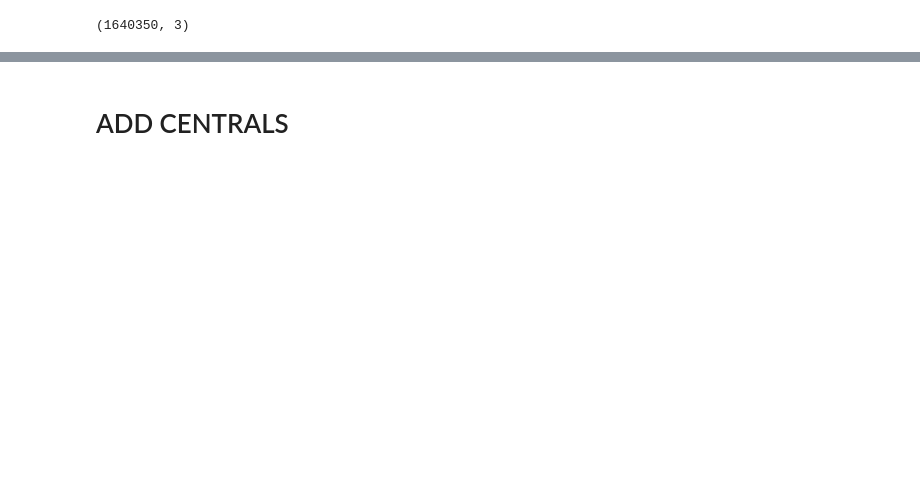
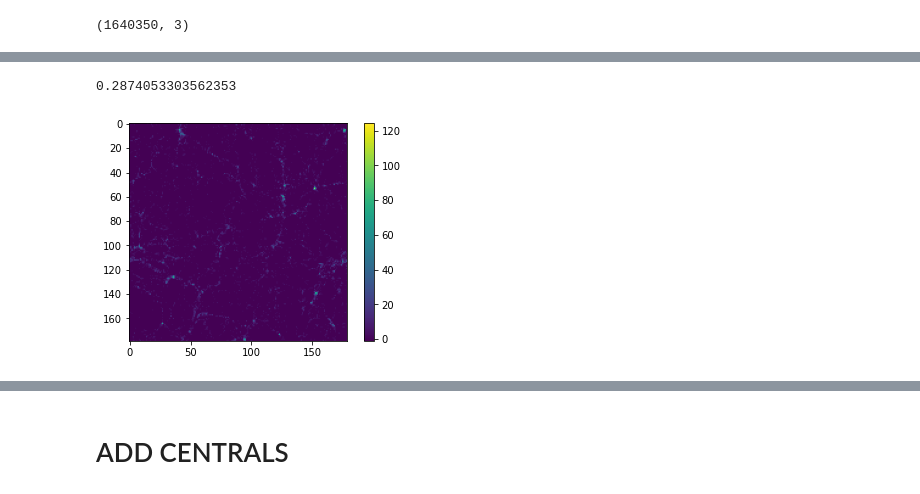
Before and after one commit to AliceEMaffs/DRAGONS_Project, a Jupyter notebook: PS_TEST.ipynb, the cells around one changed output, grey strips where cells are left out. Cells and saved outputs as stored; diff of their text form; code cells hidden in the pictures; blank space fills up the shorter version.

```diff
--- a/PS_TEST.ipynb
+++ b/PS_TEST.ipynb
@@ -90,0 +94,7 @@ himass_ps, himass_k = get_power(deltahimass,boxlength,remove_shotnoise=False)
+# %%
+plt.imshow(delta[:,:,0])
+plt.colorbar()
+print(np.mean(rhox))
+# %% [output]
+0.2874053303562353
+[figure, added]
```
Also changed, not shown: parts of 21 cells of this notebook, 4 other files.
